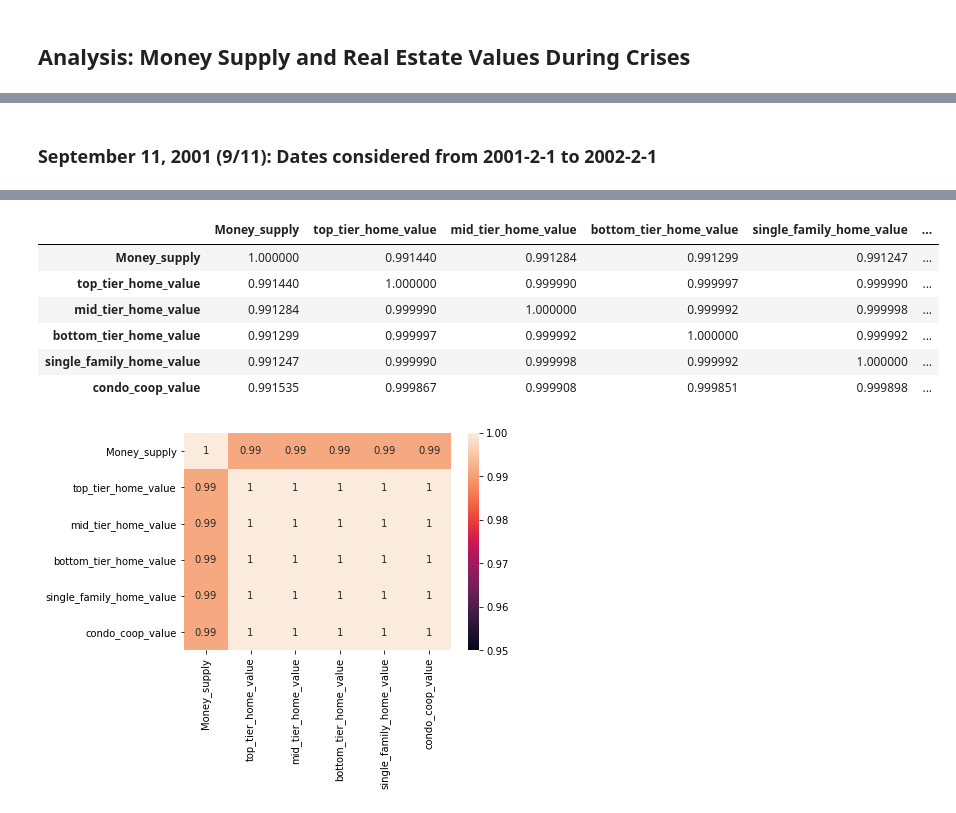
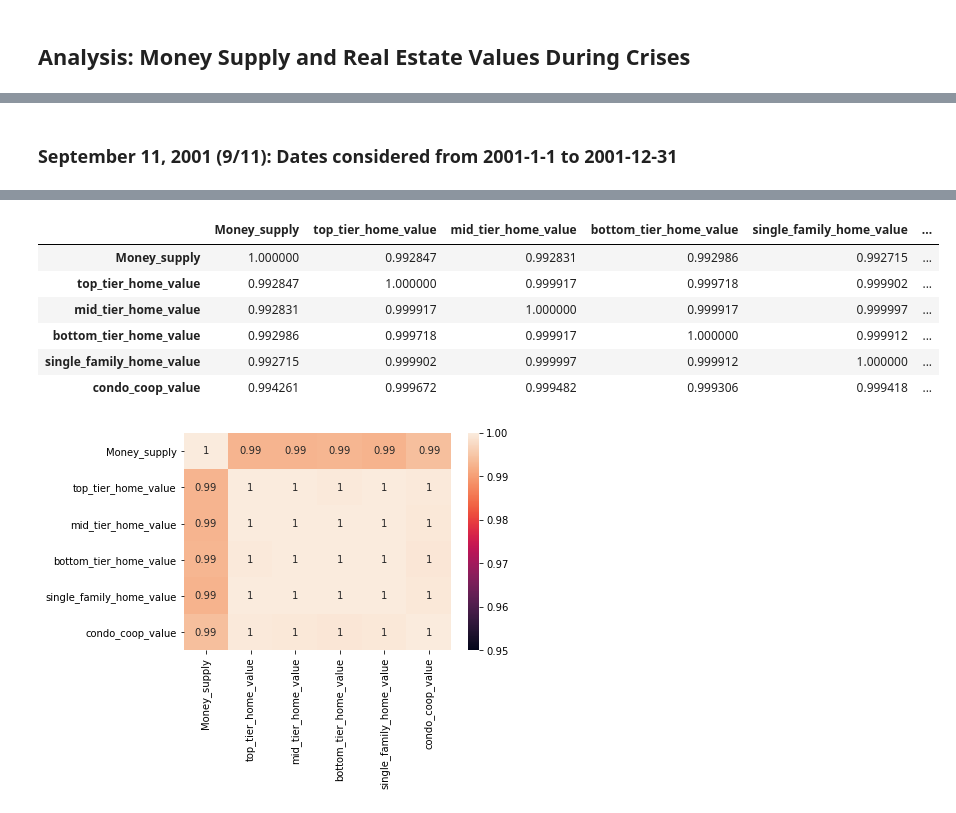
Before and after one commit to schm1263/Fintech_Project_1, a Jupyter notebook: FVaca_real_estate_moneysp.ipynb, the cells around one changed output, grey strips where cells are left out. Drawn from its saved outputs; the diff is of its cells as text; code cells hidden in the pictures.

```diff
--- a/FVaca_real_estate_moneysp.ipynb
+++ b/FVaca_real_estate_moneysp.ipynb
@@ -446,4 +580,4 @@ financial_crisis_correlation_plot = sns.heatmap(financial_crisis_correlation_tab
 # %% [markdown]
-### September 11, 2001 (9/11): Dates considered from 2001-2-1 to 2002-2-1
+### September 11, 2001 (9/11): Dates considered from 2001-1-1 to 2001-12-31
 # %%
 # Slicing the Dataframe
@@ -458,20 +592,20 @@ nine_eleven_plot
 # %%
 # Correlation
 # Preparing the dataframe
-nine_eleven_correlation_db = correlation_monthly_national_money_stock_real_estate['2001-2-1':'2002-2-1']
+nine_eleven_correlation_db = correlation_monthly_national_money_stock_real_estate['2001-1-1':'2002-12-31']
 # nine_eleven_correlation_db.head()
 
 # Estimation of the correlation
 nine_eleven_correlation_table = nine_eleven_correlation_db.corr()
 nine_eleven_correlation_table
 # %% [output]
 |  | Money_supply | top_tier_home_value | mid_tier_home_value | bottom_tier_home_value | single_family_home_value | ... |
-| Money_supply | 1.000000 | 0.991440 | 0.991284 | 0.991299 | 0.991247 | ... |
-| top_tier_home_value | 0.991440 | 1.000000 | 0.999990 | 0.999997 | 0.999990 | ... |
-| mid_tier_home_value | 0.991284 | 0.999990 | 1.000000 | 0.999992 | 0.999998 | ... |
-| bottom_tier_home_value | 0.991299 | 0.999997 | 0.999992 | 1.000000 | 0.999992 | ... |
-| single_family_home_value | 0.991247 | 0.999990 | 0.999998 | 0.999992 | 1.000000 | ... |
-| condo_coop_value | 0.991535 | 0.999867 | 0.999908 | 0.999851 | 0.999898 | ... |
+| Money_supply | 1.000000 | 0.992847 | 0.992831 | 0.992986 | 0.992715 | ... |
+| top_tier_home_value | 0.992847 | 1.000000 | 0.999917 | 0.999718 | 0.999902 | ... |
+| mid_tier_home_value | 0.992831 | 0.999917 | 1.000000 | 0.999917 | 0.999997 | ... |
+| bottom_tier_home_value | 0.992986 | 0.999718 | 0.999917 | 1.000000 | 0.999912 | ... |
+| single_family_home_value | 0.992715 | 0.999902 | 0.999997 | 0.999912 | 1.000000 | ... |
+| condo_coop_value | 0.994261 | 0.999672 | 0.999482 | 0.999306 | 0.999418 | ... |
 # %%
 # Create a heatmap from the correlation values
 nine_eleven_correlation_plot = sns.heatmap(nine_eleven_correlation_table, annot=True, vmin=.95, vmax=1)
```
Also changed, not shown: parts of 48 cells of this notebook, 17 other files.
